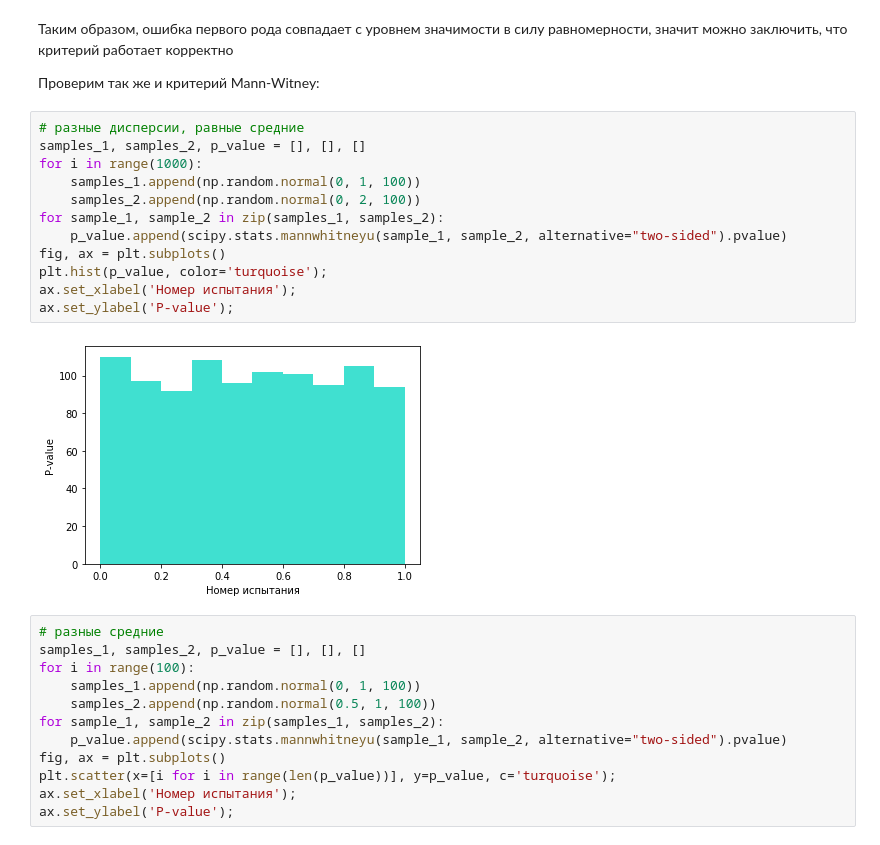
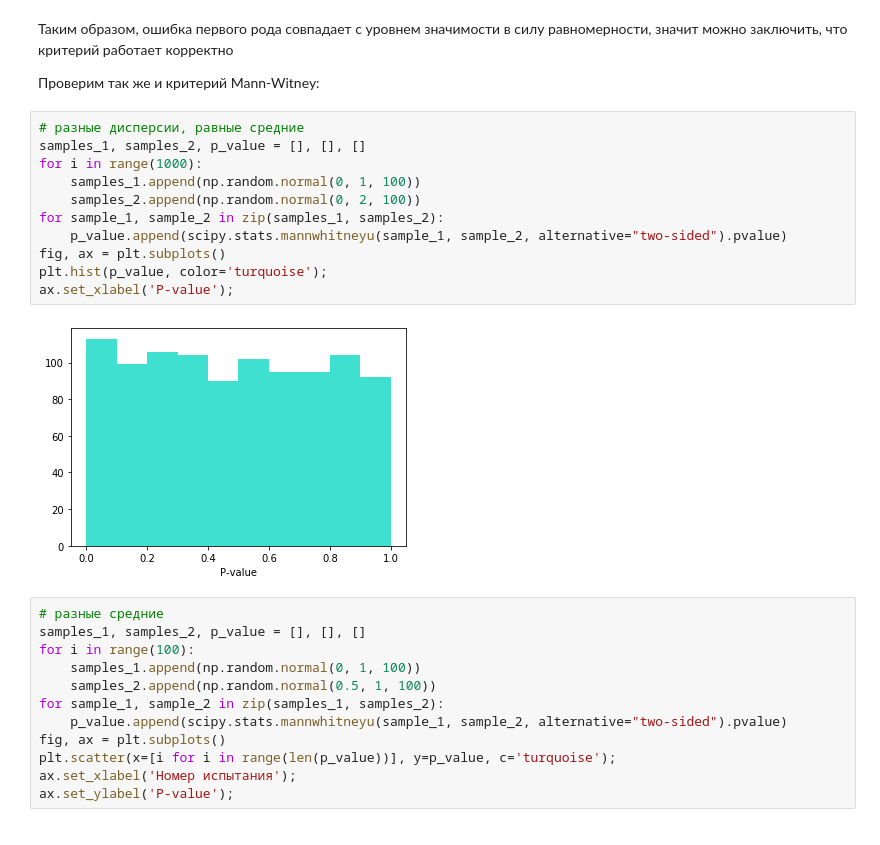
Before and after one commit to Vlada-Veselova/Statistics_HW_BI, a Jupyter notebook: Statistic_HW2_1.ipynb, the cells around one changed output. Drawn from its saved outputs; the diff is of its cells as text.

```diff
--- a/Statistic_HW2_1.ipynb
+++ b/Statistic_HW2_1.ipynb
@@ -122,17 +121,16 @@ ax.set_ylabel('P-value');
 # %%
 # разные дисперсии, равные средние
 samples_1, samples_2, p_value = [], [], []
 for i in range(1000):
     samples_1.append(np.random.normal(0, 1, 100))
     samples_2.append(np.random.normal(0, 2, 100))
 for sample_1, sample_2 in zip(samples_1, samples_2):
     p_value.append(scipy.stats.mannwhitneyu(sample_1, sample_2, alternative="two-sided").pvalue)
 fig, ax = plt.subplots()
 plt.hist(p_value, color='turquoise');
-ax.set_xlabel('Номер испытания');
-ax.set_ylabel('P-value');
+ax.set_xlabel('P-value');
 # %% [output]
-[figure, old version]
+[figure, new version]
 # %%
 # разные средние
 samples_1, samples_2, p_value = [], [], []
```
Also changed, not shown: parts of 1 cell of this notebook.
